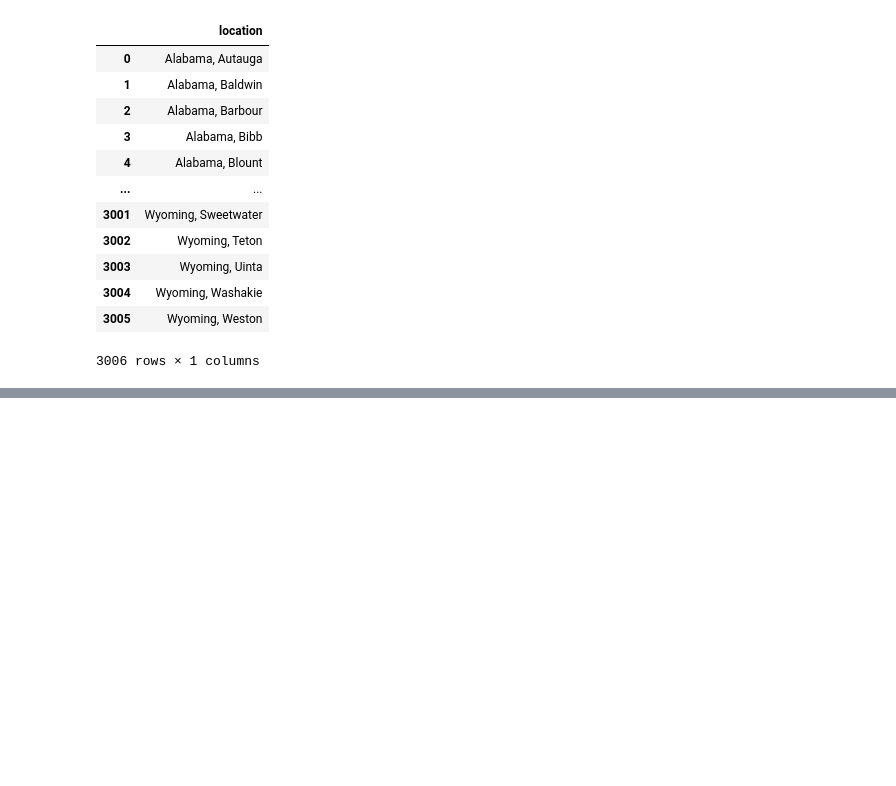
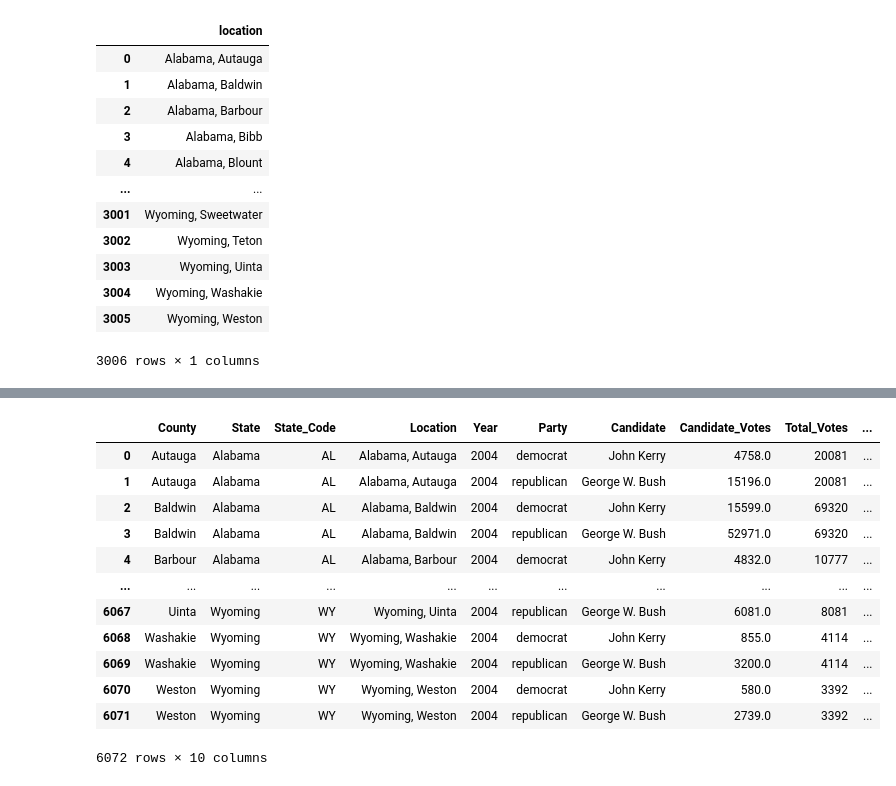
Before and after one commit to jennylynnramz/project1, a Jupyter notebook: county_check2004.ipynb, the cells around one changed output, grey strips where cells are left out. Drawn from its saved outputs; the diff is of its cells as text; code cells hidden in the pictures; blank space fills up the shorter version.

```diff
--- a/county_check2004.ipynb
+++ b/county_check2004.ipynb
@@ -179,0 +185,21 @@ census_result_locations_2004.to_csv(r'Resources/CENSUS_results_FINAL_LOCATIONS_2
+# %%
+census_AND_election_2004_drop_rename = census_AND_election_2004_drop.rename(columns={"year":"Year", "state_code":"State_Code", "candidate":"Candidate", "party":"Party", "candidate_votes":"Candidate_Votes", "total_votes":"Total_Votes", "2004":"County_Pop_2004"
+})
+# %%
+census_AND_election_2004_reorder = census_AND_election_2004_drop_rename[["County", "State", "State_Code", "Location", "Year", "Party", "Candidate", "Candidate_Votes", "Total_Votes", "County_Pop_2004"]]
+# %%
+census_AND_election_2004_reorder
+# %% [output]
+|  | County | State | State_Code | Location | Year | Party | Candidate | Candidate_Votes | Total_Votes | ... |
+| 0 | Autauga | Alabama | AL | Alabama, Autauga | 2004 | democrat | John Kerry | 4758.0 | 20081 | ... |
+| 1 | Autauga | Alabama | AL | Alabama, Autauga | 2004 | republican | George W. Bush | 15196.0 | 20081 | ... |
+| 2 | Baldwin | Alabama | AL | Alabama, Baldwin | 2004 | democrat | John Kerry | 15599.0 | 69320 | ... |
+| 3 | Baldwin | Alabama | AL | Alabama, Baldwin | 2004 | republican | George W. Bush | 52971.0 | 69320 | ... |
+| 4 | Barbour | Alabama | AL | Alabama, Barbour | 2004 | democrat | John Kerry | 4832.0 | 10777 | ... |
+| ... | ... | ... | ... | ... | ... | ... | ... | ... | ... | ... |
+| 6067 | Uinta | Wyoming | WY | Wyoming, Uinta | 2004 | republican | George W. Bush | 6081.0 | 8081 | ... |
+| 6068 | Washakie | Wyoming | WY | Wyoming, Washakie | 2004 | democrat | John Kerry | 855.0 | 4114 | ... |
+| 6069 | Washakie | Wyoming | WY | Wyoming, Washakie | 2004 | republican | George W. Bush | 3200.0 | 4114 | ... |
+| 6070 | Weston | Wyoming | WY | Wyoming, Weston | 2004 | democrat | John Kerry | 580.0 | 3392 | ... |
+| 6071 | Weston | Wyoming | WY | Wyoming, Weston | 2004 | republican | George W. Bush | 2739.0 | 3392 | ... |
+6072 rows × 10 columns
```
Also changed, not shown: parts of 13 cells of this notebook, 10 other files.
